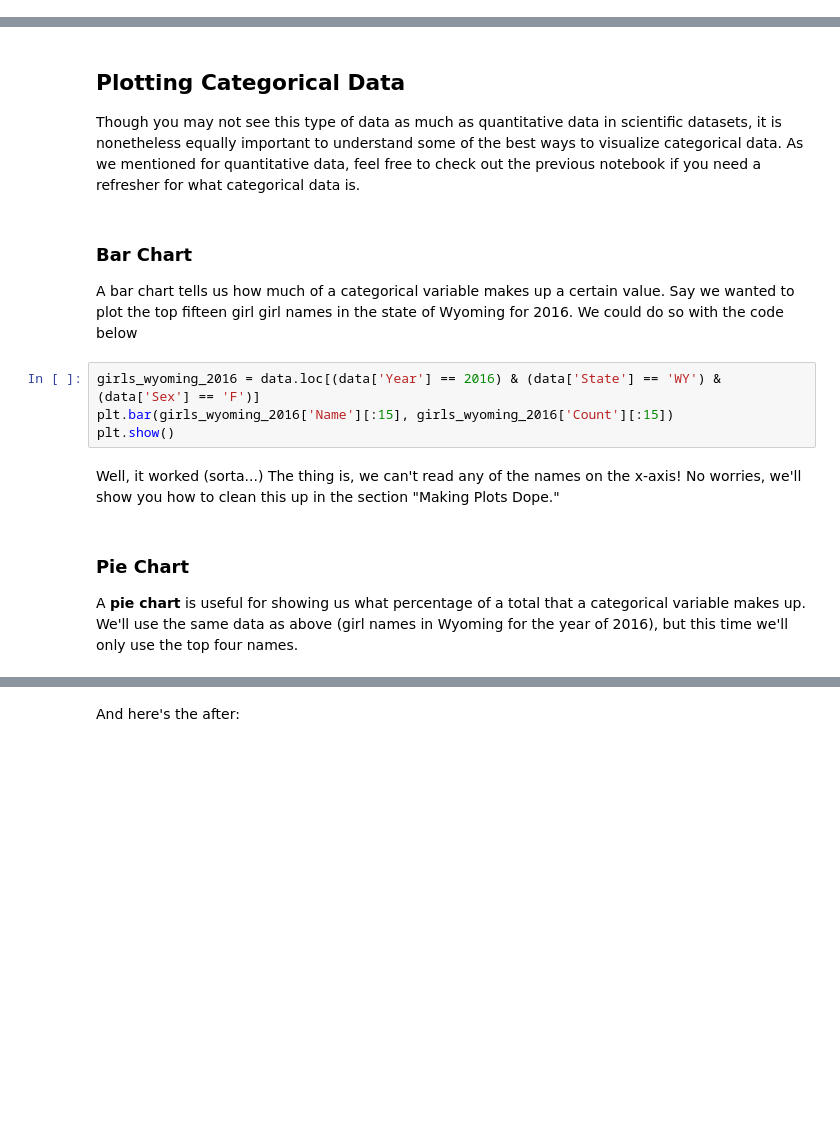
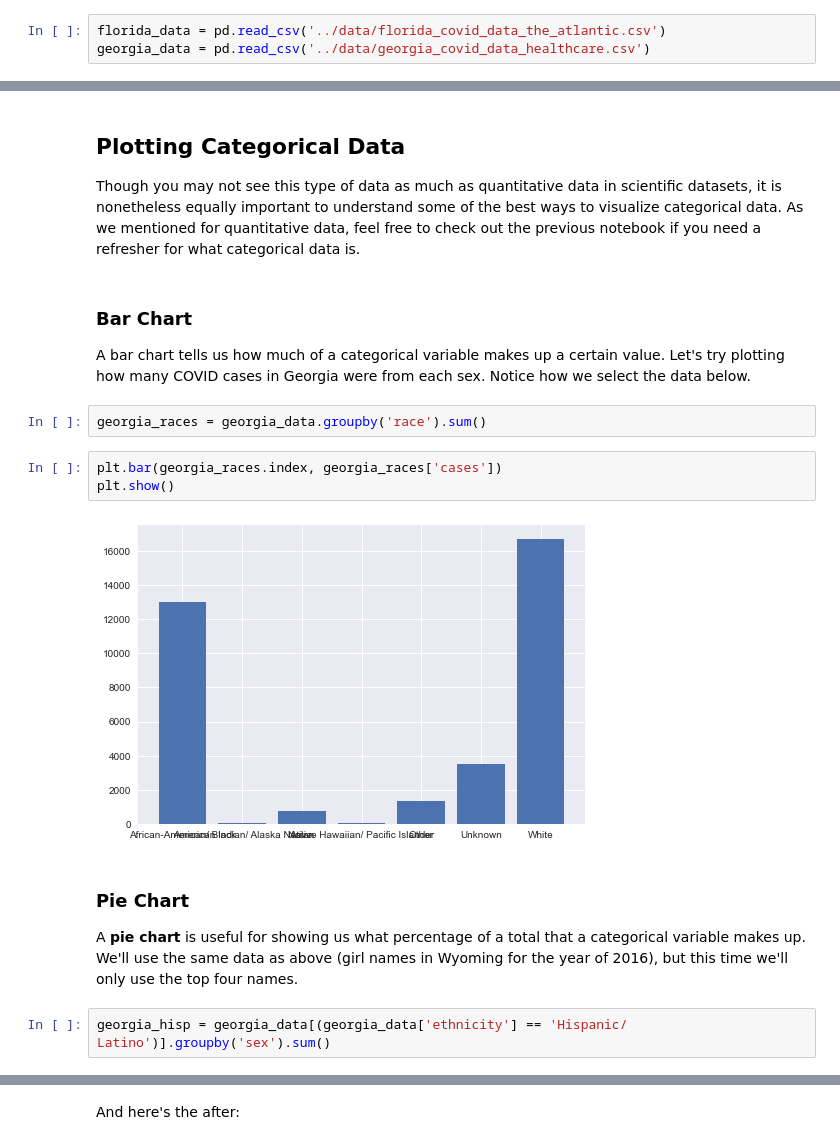
Before and after one commit to Sci-Teens/ecology-program, a Jupyter notebook: lessons/3_introduction_to_plotting_data.ipynb, the cells around one changed output, grey strips where cells are left out. Saved outputs shown, nothing was run; the diff lists cells and outputs as text; blank space fills up the shorter version.

```diff
--- a/lessons/3_introduction_to_plotting_data.ipynb
+++ b/lessons/3_introduction_to_plotting_data.ipynb
@@ -37 +24,4 @@ data = pd.read_csv('https://raw.githubusercontent.com/Sci-Teens/course-one/main/
+# %%
+florida_data = pd.read_csv('../data/florida_covid_data_the_atlantic.csv')
+georgia_data = pd.read_csv('../data/georgia_covid_data_healthcare.csv')
 # %%
@@ -92,14 +76,17 @@ As you can see, on average, there were only roughly 32 other babies with the sam
 Though you may not see this type of data as much as quantitative data in scientific datasets, it is nonetheless equally important to understand some of the best ways to visualize categorical data. As we mentioned for quantitative data, feel free to check out the previous notebook if you need a refresher for what categorical data is.
 # %% [markdown]
 ### Bar Chart
-A bar chart tells us how much of a categorical variable makes up a certain value. Say we wanted to plot the top fifteen girl girl names in the state of Wyoming for 2016. We could do so with the code below
+A bar chart tells us how much of a categorical variable makes up a certain value. Let's try plotting how many COVID cases in Georgia were from each sex. Notice how we select the data below.
-# %%
-girls_wyoming_2016 = data.loc[(data['Year'] == 2016) & (data['State'] == 'WY') & (data['Sex'] == 'F')]
-plt.bar(girls_wyoming_2016['Name'][:15], girls_wyoming_2016['Count'][:15])
-plt.show()
-# %% [markdown]
-Well, it worked (sorta...) The thing is, we can't read any of the names on the x-axis! No worries, we'll show you how to clean this up in the section "Making Plots Dope."
+# %%
+georgia_races = georgia_data.groupby('race').sum()
+# %%
+plt.bar(georgia_races.index, georgia_races['cases'])
+plt.show()
+# %% [output]
+[figure, added]
 # %% [markdown]
 ### Pie Chart
 A **pie chart** is useful for showing us what percentage of a total that a categorical variable makes up. We'll use the same data as above (girl names in Wyoming for the year of 2016), but this time we'll only use the top four names.
+# %%
+georgia_hisp = georgia_data[(georgia_data['ethnicity'] == 'Hispanic/ Latino')].groupby('sex').sum()
 # %%
```
Also changed, not shown: parts of 42 cells of this notebook, 3 other files.
